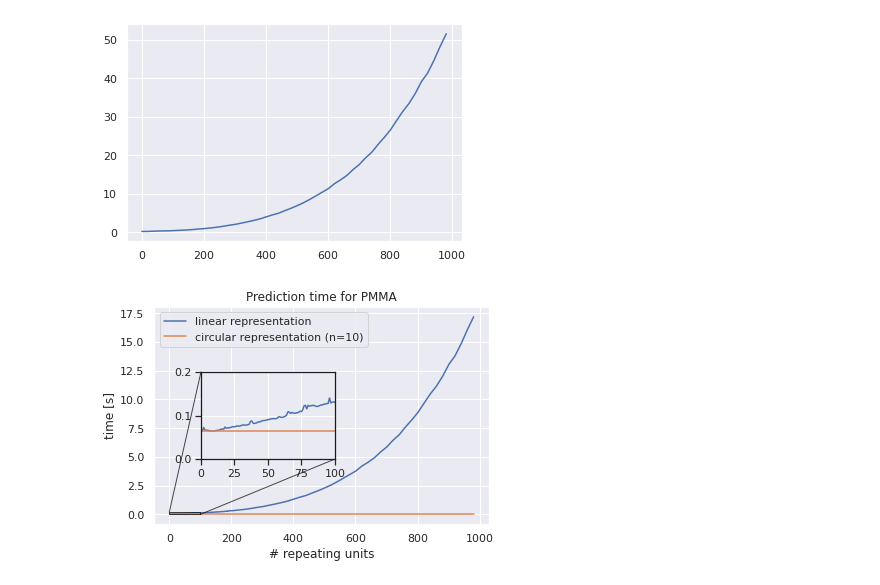
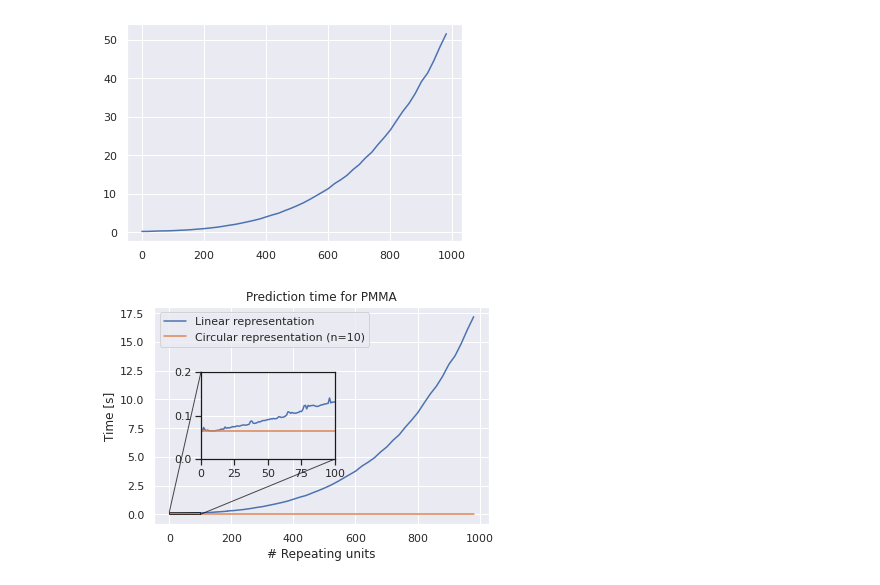
Before and after one commit to JulianKimmig/nanoparticle_size_prediction, a Jupyter notebook: notebooks/cirular_proof.ipynb, the cells around one changed output. Cells and saved outputs as stored; diff of their text form; code cells hidden in the pictures.

```diff
--- a/notebooks/cirular_proof.ipynb
+++ b/notebooks/cirular_proof.ipynb
@@ -205,26 +205,26 @@ for j in range(0,k):
 circ_time = (time.time()-t)/k
 # %%
 fig, ax = plt.subplots()
-ax.plot(nrange,times,label="linear representation")
-ax.plot(nrange,np.ones_like(times)*circ_time,label="circular representation (n=10)")
+ax.plot(nrange,times,label="Linear representation")
+ax.plot(nrange,np.ones_like(times)*circ_time,label="Circular representation (n=10)")
 with plt.rc_context({'axes.edgecolor':'k',
                      'xtick.bottom':True, 'ytick.left':True
                      }) :
     axins = ax.inset_axes([0.14, 0.3, 0.4, 0.4])
     axins.plot(nrange,times)
     axins.plot(nrange,np.ones_like(times)*circ_time)
     axins.set_xlim(0, 100)
     axins.set_ylim(0, 0.2)
 
     #axins.set_xticklabels('')
     #axins.set_yticklabels('')
 
 
 plt.title("Prediction time for PMMA")
-plt.xlabel("# repeating units")
-plt.ylabel("time [s]")
+plt.xlabel("# Repeating units")
+plt.ylabel("Time [s]")
 plt.legend()
 ax.indicate_inset_zoom(axins,alpha=0.7,edgecolor='0')
 plt.savefig("circ_proof_calc_time.png",dpi=300)
 # %% [output]
-[figure, old version]
+[figure, new version]
```
Also changed, not shown: parts of 1 cell of this notebook, 3 other files.
